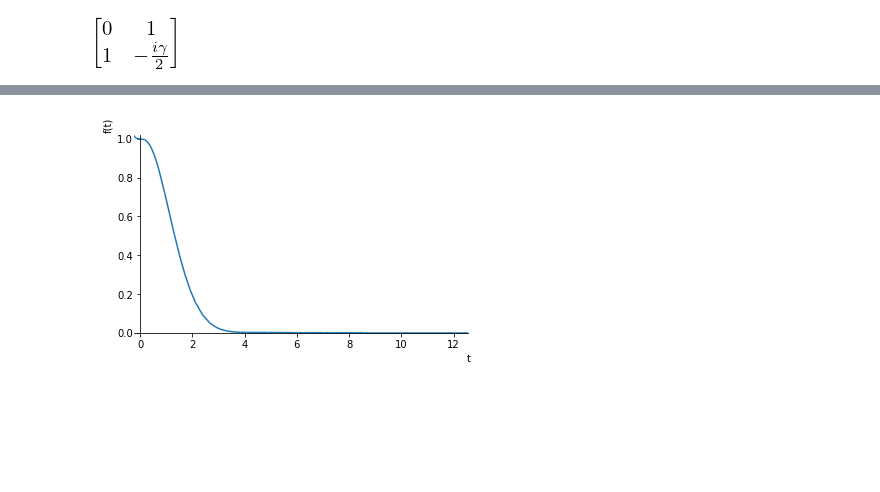
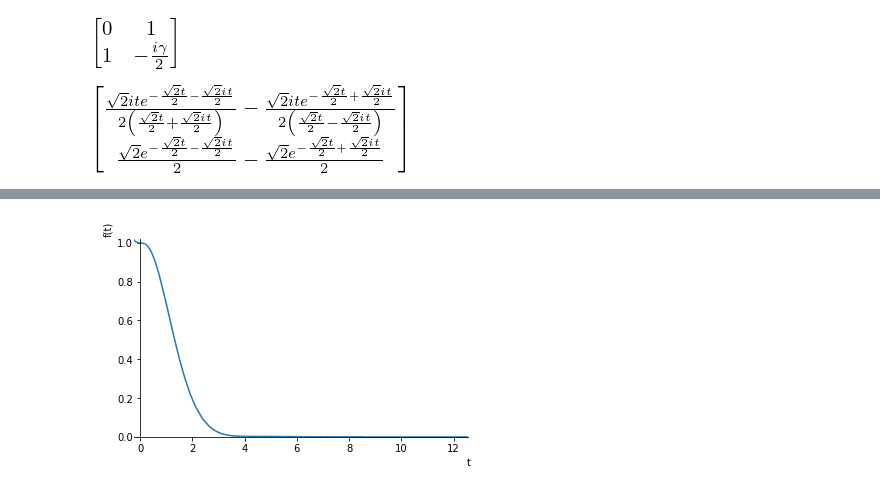
Before and after one commit to gderosa/timeq, a Jupyter notebook: comp/jupyter/detect.ipynb, the cells around one changed output, grey strips where cells are left out. Cells and saved outputs as stored; diff of their text form; code cells hidden in the pictures; blank space fills up the shorter version.

```diff
--- a/comp/jupyter/detect.ipynb
+++ b/comp/jupyter/detect.ipynb
@@ -47,0 +51,4 @@ def B(_gamma):
+# %%
+non_unitary_psi(t)
+# %% [output]
+[figure, added]
```
Also changed, not shown: parts of 5 cells of this notebook.
